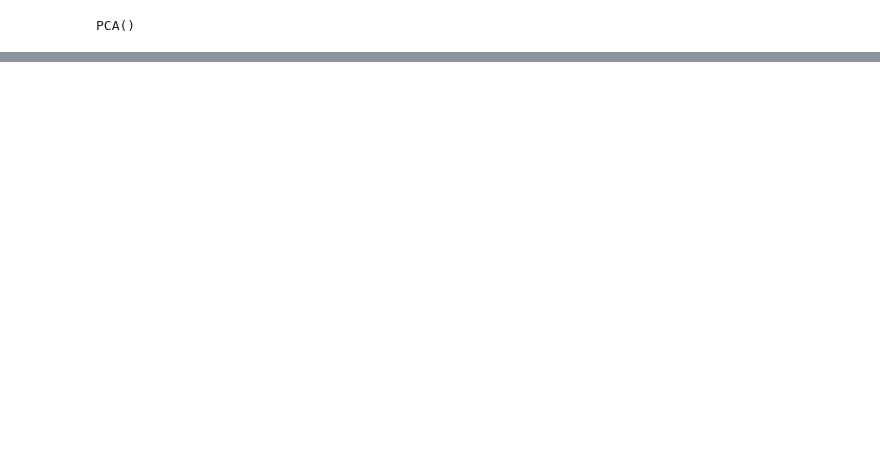
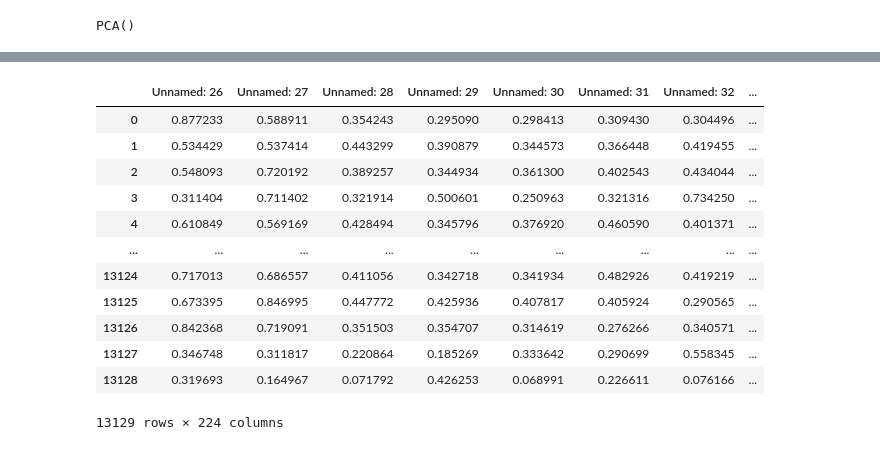
Before and after one commit to johnloane/sd4_dav_24, a Jupyter notebook: pca_late.ipynb, the cells around one changed output, grey strips where cells are left out. Cells and saved outputs as stored; diff of their text form; code cells hidden in the pictures; blank space fills up the shorter version.

```diff
--- a/pca_late.ipynb
+++ b/pca_late.ipynb
@@ -314,0 +336,18 @@ dtype: float64
+# %%
+data.drop(columns=data.columns[:26], axis=1, inplace=True)
+# %%
+data
+# %% [output]
+|  | Unnamed: 26 | Unnamed: 27 | Unnamed: 28 | Unnamed: 29 | Unnamed: 30 | Unnamed: 31 | Unnamed: 32 | ... |
+| 0 | 0.877233 | 0.588911 | 0.354243 | 0.295090 | 0.298413 | 0.309430 | 0.304496 | ... |
+| 1 | 0.534429 | 0.537414 | 0.443299 | 0.390879 | 0.344573 | 0.366448 | 0.419455 | ... |
+| 2 | 0.548093 | 0.720192 | 0.389257 | 0.344934 | 0.361300 | 0.402543 | 0.434044 | ... |
+| 3 | 0.311404 | 0.711402 | 0.321914 | 0.500601 | 0.250963 | 0.321316 | 0.734250 | ... |
+| 4 | 0.610849 | 0.569169 | 0.428494 | 0.345796 | 0.376920 | 0.460590 | 0.401371 | ... |
+| ... | ... | ... | ... | ... | ... | ... | ... | ... |
+| 13124 | 0.717013 | 0.686557 | 0.411056 | 0.342718 | 0.341934 | 0.482926 | 0.419219 | ... |
+| 13125 | 0.673395 | 0.846995 | 0.447772 | 0.425936 | 0.407817 | 0.405924 | 0.290565 | ... |
+| 13126 | 0.842368 | 0.719091 | 0.351503 | 0.354707 | 0.314619 | 0.276266 | 0.340571 | ... |
+| 13127 | 0.346748 | 0.311817 | 0.220864 | 0.185269 | 0.333642 | 0.290699 | 0.558345 | ... |
+| 13128 | 0.319693 | 0.164967 | 0.071792 | 0.426253 | 0.068991 | 0.226611 | 0.076166 | ... |
+13129 rows × 224 columns
```
Also changed, not shown: parts of 19 cells of this notebook, 1 other file.
